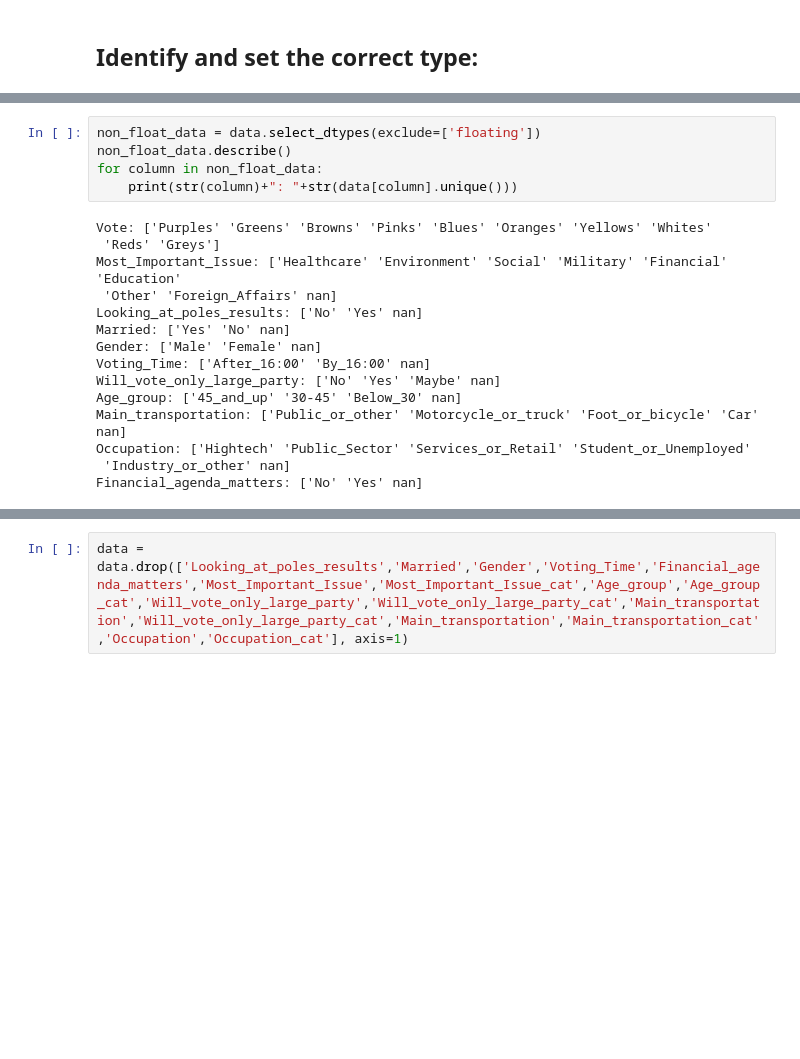
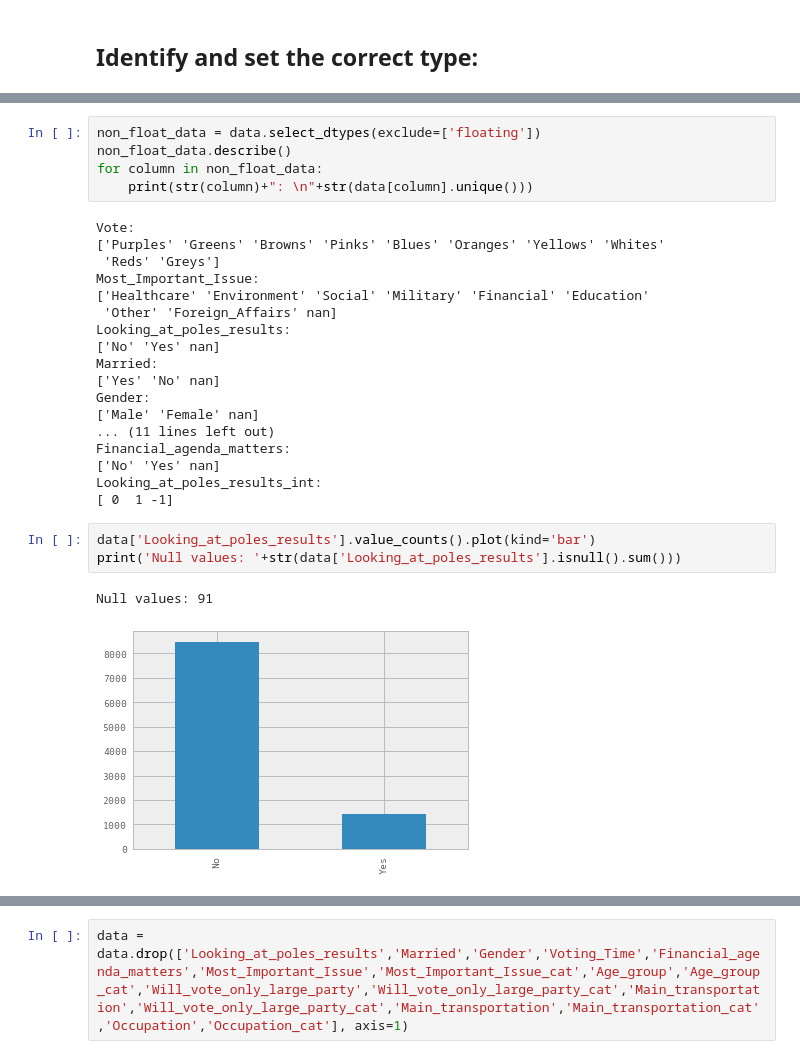
Before and after one commit to odedgolden/Machine-Learning, a Jupyter notebook: ML_ex2/ML_ex2.ipynb, the cells around one changed output, grey strips where cells are left out. Saved outputs shown, nothing was run; the diff lists cells and outputs as text; blank space fills up the shorter version.

```diff
--- a/ML_ex2/ML_ex2.ipynb
+++ b/ML_ex2/ML_ex2.ipynb
@@ -35,20 +36,29 @@ dtype: object
 non_float_data = data.select_dtypes(exclude=['floating'])
 non_float_data.describe()
 for column in non_float_data:
-    print(str(column)+": "+str(data[column].unique()))
+    print(str(column)+": \n"+str(data[column].unique()))
 # %% [output]
-Vote: ['Purples' 'Greens' 'Browns' 'Pinks' 'Blues' 'Oranges' 'Yellows' 'Whites'
+Vote:
+['Purples' 'Greens' 'Browns' 'Pinks' 'Blues' 'Oranges' 'Yellows' 'Whites'
  'Reds' 'Greys']
-Most_Important_Issue: ['Healthcare' 'Environment' 'Social' 'Military' 'Financial' 'Education'
+Most_Important_Issue:
+['Healthcare' 'Environment' 'Social' 'Military' 'Financial' 'Education'
  'Other' 'Foreign_Affairs' nan]
-Looking_at_poles_results: ['No' 'Yes' nan]
-Married: ['Yes' 'No' nan]
-Gender: ['Male' 'Female' nan]
-Voting_Time: ['After_16:00' 'By_16:00' nan]
-Will_vote_only_large_party: ['No' 'Yes' 'Maybe' nan]
-Age_group: ['45_and_up' '30-45' 'Below_30' nan]
-Main_transportation: ['Public_or_other' 'Motorcycle_or_truck' 'Foot_or_bicycle' 'Car' nan]
-Occupation: ['Hightech' 'Public_Sector' 'Services_or_Retail' 'Student_or_Unemployed'
- 'Industry_or_other' nan]
-Financial_agenda_matters: ['No' 'Yes' nan]
+Looking_at_poles_results:
+['No' 'Yes' nan]
+Married:
+['Yes' 'No' nan]
+Gender:
+['Male' 'Female' nan]
+... (11 lines left out)
+Financial_agenda_matters:
+['No' 'Yes' nan]
+Looking_at_poles_results_int:
+[ 0  1 -1]
+# %%
+data['Looking_at_poles_results'].value_counts().plot(kind='bar')
+print('Null values: '+str(data['Looking_at_poles_results'].isnull().sum()))
+# %% [output]
+Null values: 91
+[figure, added]
 # %%
```
Also changed, not shown: parts of 14 cells of this notebook.
